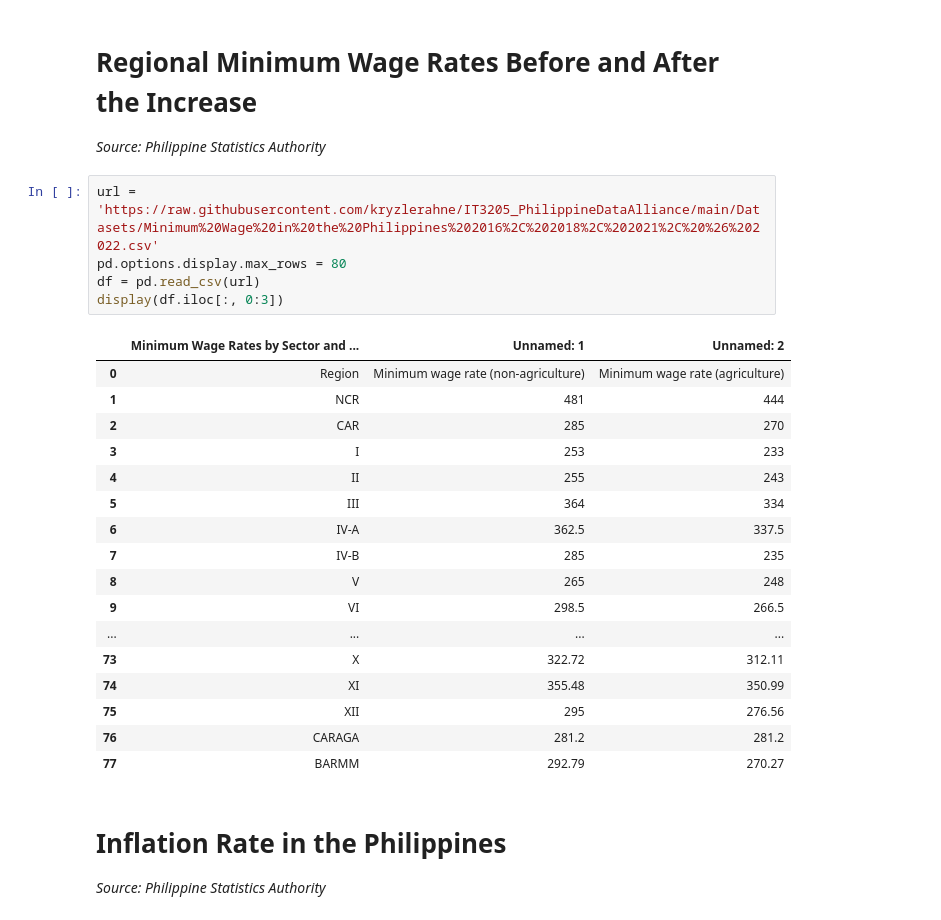
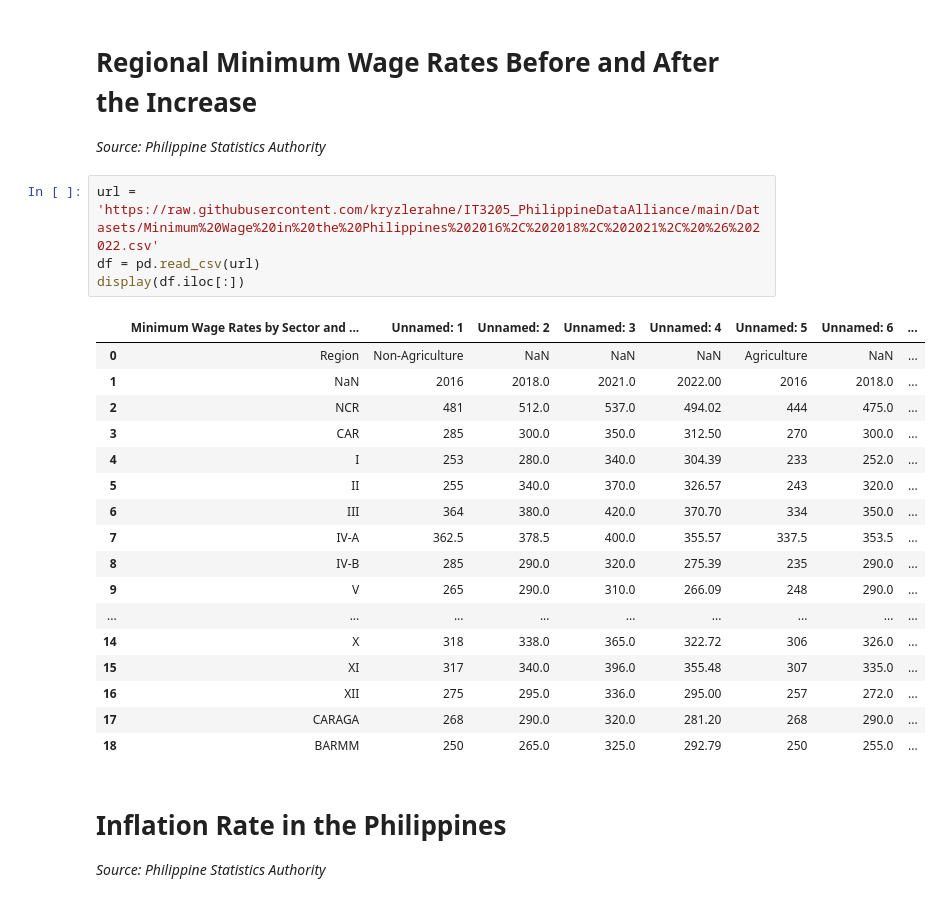
Before and after one commit to kryzlerahne/IT3205_FilipinoDataAlliance, a Jupyter notebook: Codes/The_Future_Pay_Visualizations.ipynb, the cells around one changed output. Cells and saved outputs as stored; diff of their text form.

Commit message:
Update Minimum Wage Rate Dataset using Colaboratory

```diff
--- a/Codes/The_Future_Pay_Visualizations.ipynb
+++ b/Codes/The_Future_Pay_Visualizations.ipynb
@@ -109,27 +109,26 @@ display(df.iloc[1:21])
 *Source: Philippine Statistics Authority*
 # %%
 url = 'https://raw.githubusercontent.com/kryzlerahne/IT3205_PhilippineDataAlliance/main/Datasets/Minimum%20Wage%20in%20the%20Philippines%202016%2C%202018%2C%202021%2C%20%26%202022.csv'
-pd.options.display.max_rows = 80
 df = pd.read_csv(url)
-display(df.iloc[:, 0:3])
+display(df.iloc[:])
 # %% [output]
-|  | Minimum Wage Rates by Sector and ... | Unnamed: 1 | Unnamed: 2 |
-| 0 | Region | Minimum wage rate (non-agriculture) | Minimum wage rate (agriculture) |
-| 1 | NCR | 481 | 444 |
-| 2 | CAR | 285 | 270 |
-| 3 | I | 253 | 233 |
-| 4 | II | 255 | 243 |
-| 5 | III | 364 | 334 |
-| 6 | IV-A | 362.5 | 337.5 |
-| 7 | IV-B | 285 | 235 |
-| 8 | V | 265 | 248 |
-| 9 | VI | 298.5 | 266.5 |
-| ... | ... | ... | ... |
-| 73 | X | 322.72 | 312.11 |
-| 74 | XI | 355.48 | 350.99 |
-| 75 | XII | 295 | 276.56 |
-| 76 | CARAGA | 281.2 | 281.2 |
-| 77 | BARMM | 292.79 | 270.27 |
+|  | Minimum Wage Rates by Sector and ... | Unnamed: 1 | Unnamed: 2 | Unnamed: 3 | Unnamed: 4 | Unnamed: 5 | Unnamed: 6 | ... |
+| 0 | Region | Non-Agriculture | NaN | NaN | NaN | Agriculture | NaN | ... |
+| 1 | NaN | 2016 | 2018.0 | 2021.0 | 2022.00 | 2016 | 2018.0 | ... |
+| 2 | NCR | 481 | 512.0 | 537.0 | 494.02 | 444 | 475.0 | ... |
+| 3 | CAR | 285 | 300.0 | 350.0 | 312.50 | 270 | 300.0 | ... |
+| 4 | I | 253 | 280.0 | 340.0 | 304.39 | 233 | 252.0 | ... |
+| 5 | II | 255 | 340.0 | 370.0 | 326.57 | 243 | 320.0 | ... |
+| 6 | III | 364 | 380.0 | 420.0 | 370.70 | 334 | 350.0 | ... |
+| 7 | IV-A | 362.5 | 378.5 | 400.0 | 355.57 | 337.5 | 353.5 | ... |
+| 8 | IV-B | 285 | 290.0 | 320.0 | 275.39 | 235 | 290.0 | ... |
+| 9 | V | 265 | 290.0 | 310.0 | 266.09 | 248 | 290.0 | ... |
+| ... | ... | ... | ... | ... | ... | ... | ... | ... |
+| 14 | X | 318 | 338.0 | 365.0 | 322.72 | 306 | 326.0 | ... |
+| 15 | XI | 317 | 340.0 | 396.0 | 355.48 | 307 | 335.0 | ... |
+| 16 | XII | 275 | 295.0 | 336.0 | 295.00 | 257 | 272.0 | ... |
+| 17 | CARAGA | 268 | 290.0 | 320.0 | 281.20 | 268 | 290.0 | ... |
+| 18 | BARMM | 250 | 265.0 | 325.0 | 292.79 | 250 | 255.0 | ... |
 # %% [markdown]
 # Inflation Rate in the Philippines
 *Source: Philippine Statistics Authority*
```
